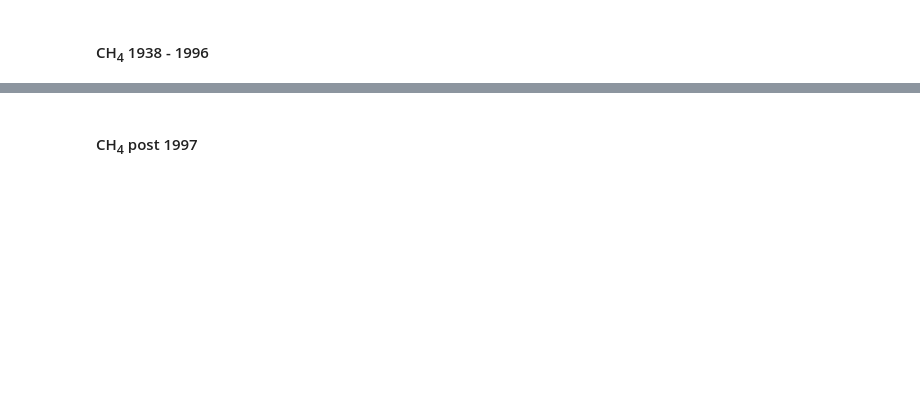
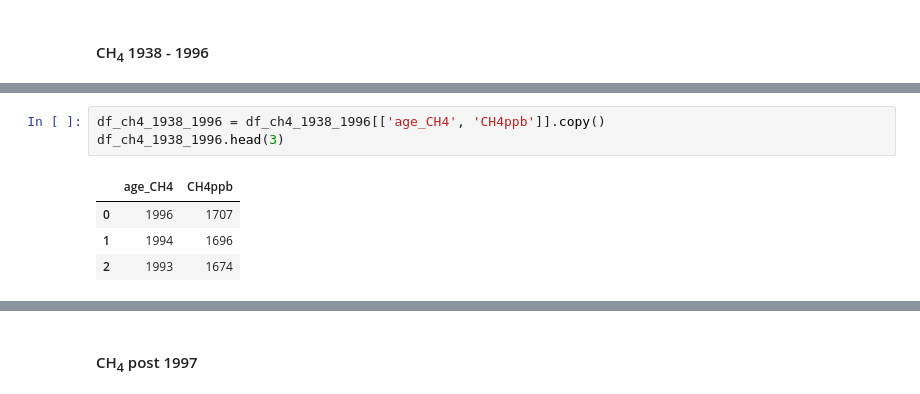
Before and after one commit to nurbujang/2progdaw23, a Jupyter notebook: project2.ipynb, the cells around one changed output, grey strips where cells are left out. Drawn from its saved outputs; the diff is of its cells as text; blank space fills up the shorter version.

```diff
--- a/project2.ipynb
+++ b/project2.ipynb
@@ -487,0 +511,8 @@ ch4_1938_1996_split.tail
+# %%
+df_ch4_1938_1996 = df_ch4_1938_1996[['age_CH4', 'CH4ppb']].copy()
+df_ch4_1938_1996.head(3)
+# %% [output]
+|  | age_CH4 | CH4ppb |
+| 0 | 1996 | 1707 |
+| 1 | 1994 | 1696 |
+| 2 | 1993 | 1674 |
```
Also changed, not shown: parts of 40 cells of this notebook, 2 other files.
